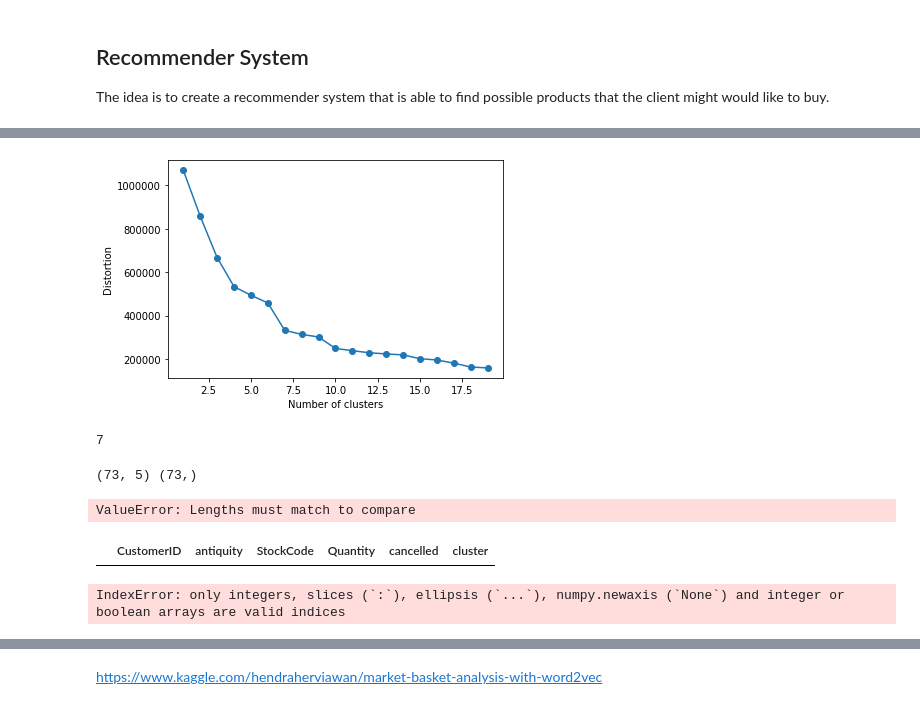
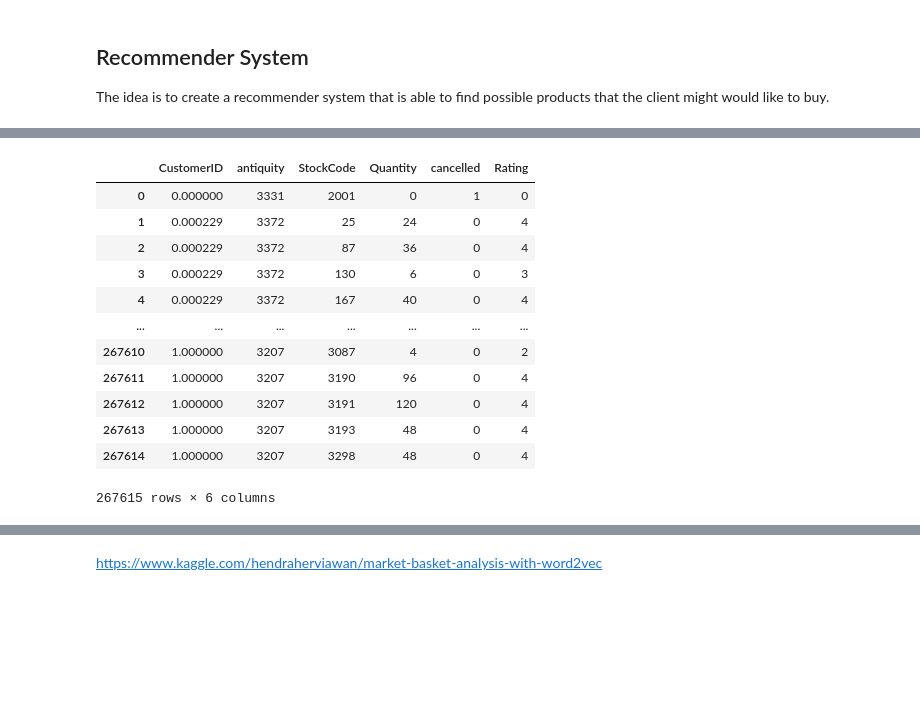
Before and after one commit to rootstrap/datasciene-ecommerce, a Jupyter notebook: e-commerce-example.ipynb, the cells around one changed output, grey strips where cells are left out. Drawn from its saved outputs; the diff is of its cells as text; code cells hidden in the pictures; blank space fills up the shorter version.

Commit message:
add recommender system

```diff
--- a/e-commerce-example.ipynb
+++ b/e-commerce-example.ipynb
@@ -758,16 +763,0 @@ x = scale(x)
-# %%
-n_clusters = elbow_test(x, 10, 20, 300)
-print(n_clusters)
-km = KMeans(n_clusters=n_clusters, random_state=20)
-y = km.fit_predict(x)
-#add column that determines the cluster assigned
-customers['cluster'] = km.labels_
-# %% [output]
-[figure, removed]
-7
-# %%
-customer['StockCode'] = customer['StockCode'].astype('category').cat.codes
-y = km.predict(scale(customer.drop(['CustomerID'],axis=1)))
-print(customer.shape, y.shape)
-# %% [output]
-(73, 5) (73,)
@@ -776,25 +764,20 @@ customer['cluster'] = y
-# %%
-#TODO: get stockcodes from clusters and choose one that the customer did not bought
-clusters = customer['cluster'].unique()
-customers[customers['cluster'] in clusters]
-# %% [output]
-ValueError: Lengths must match to compare
-# %%
-customers_in_clusters = customers[customers['cluster'].apply(lambda x: True if x in clusters else False)]
-products_in_clusters = customers_in_clusters['StockCode'].unique()
-customer[customer['StockCode'].apply(lambda x: False if x in products_in_clusters else True)]
-# %% [output]
-|  | CustomerID | antiquity | StockCode | Quantity | cancelled | cluster |
-# %%
-#create dataframe
-customer = pd.DataFrame(data =[['30',2,4,0]],
-                        columns=['antiquity','StockCode','Quantity','cancelled'])
-
-cluster = km.predict(scale(customer))
-customers_in_clusters = customers[customers['cluster']==cluster[0]]
-products_in_clusters = customers_in_clusters['StockCode'].unique()
-products_in_clusters[products_in_clusters['StockCode']!=customer['StockCode']]
-print(stockcode)
-#TODO: study recommender system with kmeans or other thing to put here
-# %% [output]
-IndexError: only integers, slices (`:`), ellipsis (`...`), numpy.newaxis (`None`) and integer or boolean arrays are valid indices
+# %%
+from sklearn import preprocessing
+
+scaler = preprocessing.MinMaxScaler()
+customers['CustomerID'] = pd.DataFrame(scaler.fit_transform(customers[['CustomerID']]), columns=['CustomerID'])
+customers
+# %% [output]
+|  | CustomerID | antiquity | StockCode | Quantity | cancelled | Rating |
+| 0 | 0.000000 | 3331 | 2001 | 0 | 1 | 0 |
+| 1 | 0.000229 | 3372 | 25 | 24 | 0 | 4 |
+| 2 | 0.000229 | 3372 | 87 | 36 | 0 | 4 |
+| 3 | 0.000229 | 3372 | 130 | 6 | 0 | 3 |
+| 4 | 0.000229 | 3372 | 167 | 40 | 0 | 4 |
+| ... | ... | ... | ... | ... | ... | ... |
+| 267610 | 1.000000 | 3207 | 3087 | 4 | 0 | 2 |
+| 267611 | 1.000000 | 3207 | 3190 | 96 | 0 | 4 |
+| 267612 | 1.000000 | 3207 | 3191 | 120 | 0 | 4 |
+| 267613 | 1.000000 | 3207 | 3193 | 48 | 0 | 4 |
+| 267614 | 1.000000 | 3207 | 3298 | 48 | 0 | 4 |
+267615 rows × 6 columns
```
Also changed, not shown: parts of 10 cells of this notebook.
